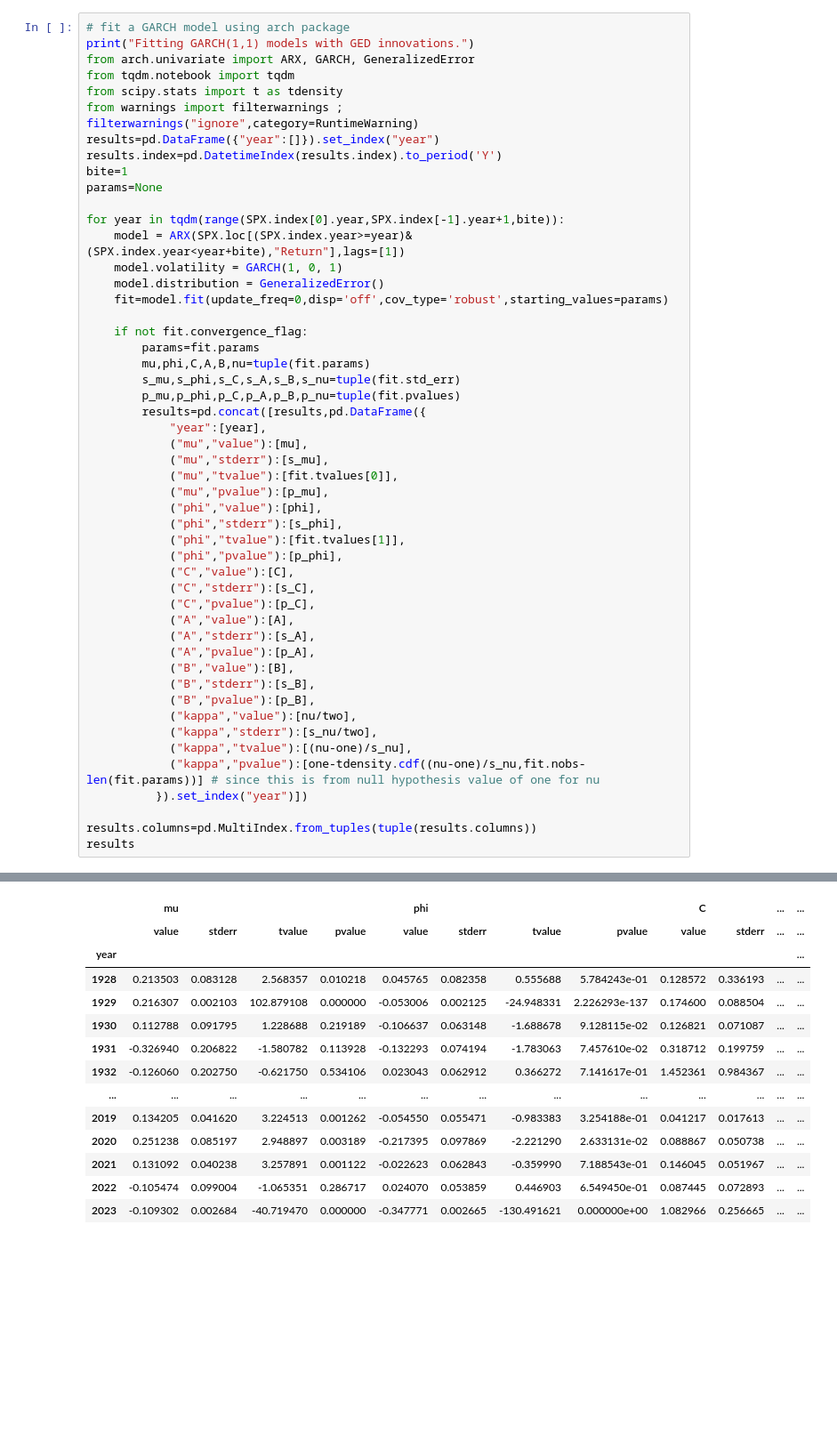
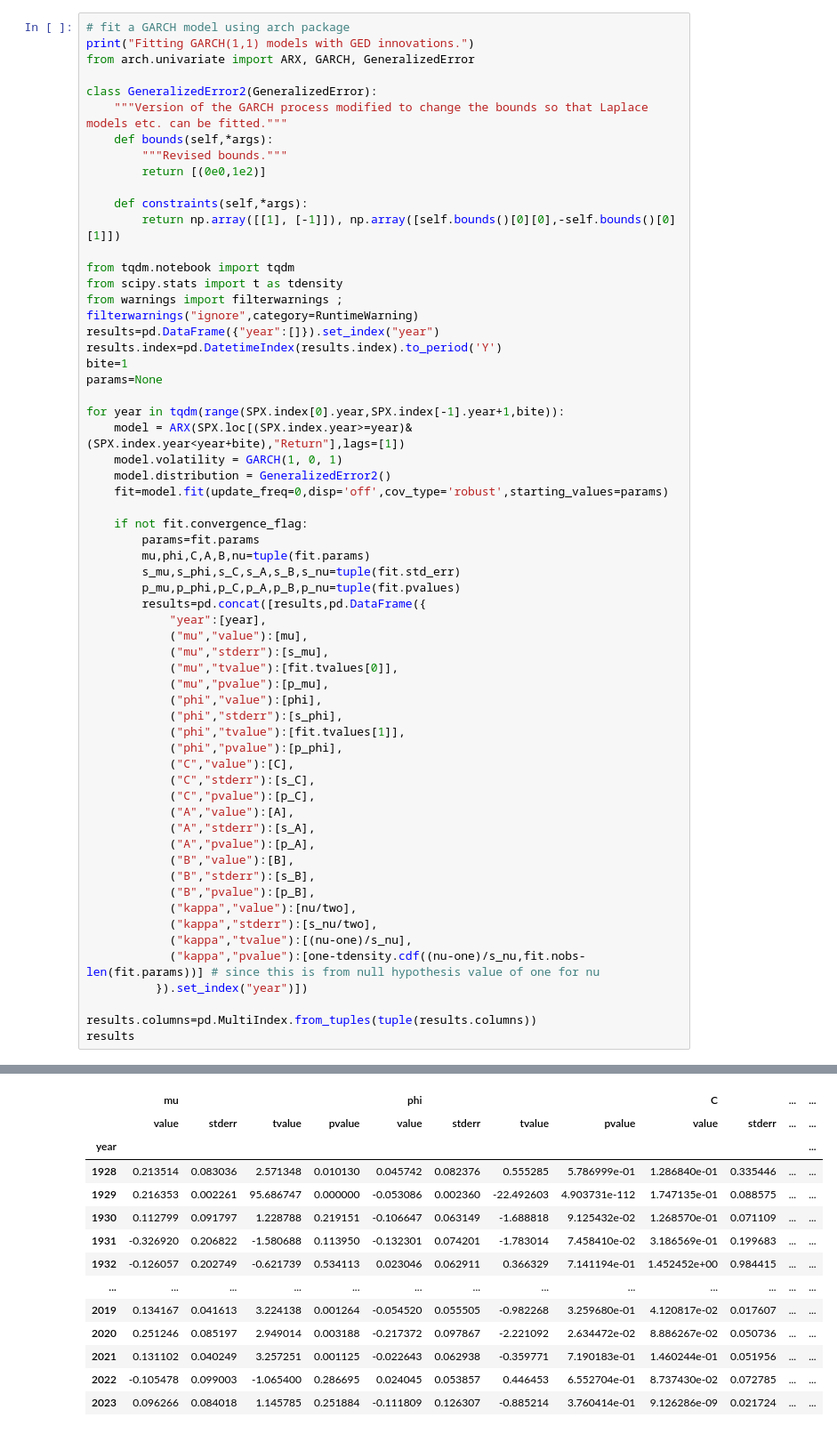
Before and after one commit to Farmhouse121/Adventures-in-Financial-Data-Science, a Jupyter notebook: Book/Section 2.3 The U.S. Stock Market Through Time/Section 2.3.3 Recessions.ipynb, the cells around one changed output, grey strips where cells are left out. Shown at 89% size. Drawn from its saved outputs; the diff is of its cells as text; blank space fills up the shorter version.

```diff
--- a/Book/Section 2.3 The U.S. Stock Market Through Time/Section 2.3.3 Recessions.ipynb
+++ b/Book/Section 2.3 The U.S. Stock Market Through Time/Section 2.3.3 Recessions.ipynb
@@ -44,6 +43,16 @@ Getting the data...
 # fit a GARCH model using arch package
 print("Fitting GARCH(1,1) models with GED innovations.")
 from arch.univariate import ARX, GARCH, GeneralizedError
+
+class GeneralizedError2(GeneralizedError):
+    """Version of the GARCH process modified to change the bounds so that Laplace models etc. can be fitted."""
+    def bounds(self,*args):
+        """Revised bounds."""
+        return [(0e0,1e2)]
+
+    def constraints(self,*args):
+        return np.array([[1], [-1]]), np.array([self.bounds()[0][0],-self.bounds()[0][1]])
+
 from tqdm.notebook import tqdm
 from scipy.stats import t as tdensity
 from warnings import filterwarnings ; filterwarnings("ignore",category=RuntimeWarning)
@@ -55,7 +64,7 @@ params=None
 for year in tqdm(range(SPX.index[0].year,SPX.index[-1].year+1,bite)):
     model = ARX(SPX.loc[(SPX.index.year>=year)&(SPX.index.year<year+bite),"Return"],lags=[1])
     model.volatility = GARCH(1, 0, 1)
-    model.distribution = GeneralizedError()
+    model.distribution = GeneralizedError2()
     fit=model.fit(update_freq=0,disp='off',cov_type='robust',starting_values=params)
 
     if not fit.convergence_flag:
@@ -101,17 +107,17 @@ provided starting values will be ignored.
 |  | mu |  |  |  | phi |  |  |  | C |  | ... | ... |
 |  | value | stderr | tvalue | pvalue | value | stderr | tvalue | pvalue | value | stderr | ... | ... |
 | year |  |  |  |  |  |  |  |  |  |  |  | ... |
-| 1928 | 0.213503 | 0.083128 | 2.568357 | 0.010218 | 0.045765 | 0.082358 | 0.555688 | 5.784243e-01 | 0.128572 | 0.336193 | ... | ... |
-| 1929 | 0.216307 | 0.002103 | 102.879108 | 0.000000 | -0.053006 | 0.002125 | -24.948331 | 2.226293e-137 | 0.174600 | 0.088504 | ... | ... |
-| 1930 | 0.112788 | 0.091795 | 1.228688 | 0.219189 | -0.106637 | 0.063148 | -1.688678 | 9.128115e-02 | 0.126821 | 0.071087 | ... | ... |
-| 1931 | -0.326940 | 0.206822 | -1.580782 | 0.113928 | -0.132293 | 0.074194 | -1.783063 | 7.457610e-02 | 0.318712 | 0.199759 | ... | ... |
-| 1932 | -0.126060 | 0.202750 | -0.621750 | 0.534106 | 0.023043 | 0.062912 | 0.366272 | 7.141617e-01 | 1.452361 | 0.984367 | ... | ... |
+| 1928 | 0.213514 | 0.083036 | 2.571348 | 0.010130 | 0.045742 | 0.082376 | 0.555285 | 5.786999e-01 | 1.286840e-01 | 0.335446 | ... | ... |
+| 1929 | 0.216353 | 0.002261 | 95.686747 | 0.000000 | -0.053086 | 0.002360 | -22.492603 | 4.903731e-112 | 1.747135e-01 | 0.088575 | ... | ... |
+| 1930 | 0.112799 | 0.091797 | 1.228788 | 0.219151 | -0.106647 | 0.063149 | -1.688818 | 9.125432e-02 | 1.268570e-01 | 0.071109 | ... | ... |
+| 1931 | -0.326920 | 0.206822 | -1.580688 | 0.113950 | -0.132301 | 0.074201 | -1.783014 | 7.458410e-02 | 3.186569e-01 | 0.199683 | ... | ... |
+| 1932 | -0.126057 | 0.202749 | -0.621739 | 0.534113 | 0.023046 | 0.062911 | 0.366329 | 7.141194e-01 | 1.452452e+00 | 0.984415 | ... | ... |
 | ... | ... | ... | ... | ... | ... | ... | ... | ... | ... | ... | ... | ... |
-| 2019 | 0.134205 | 0.041620 | 3.224513 | 0.001262 | -0.054550 | 0.055471 | -0.983383 | 3.254188e-01 | 0.041217 | 0.017613 | ... | ... |
-| 2020 | 0.251238 | 0.085197 | 2.948897 | 0.003189 | -0.217395 | 0.097869 | -2.221290 | 2.633131e-02 | 0.088867 | 0.050738 | ... | ... |
-| 2021 | 0.131092 | 0.040238 | 3.257891 | 0.001122 | -0.022623 | 0.062843 | -0.359990 | 7.188543e-01 | 0.146045 | 0.051967 | ... | ... |
-| 2022 | -0.105474 | 0.099004 | -1.065351 | 0.286717 | 0.024070 | 0.053859 | 0.446903 | 6.549450e-01 | 0.087445 | 0.072893 | ... | ... |
-| 2023 | -0.109302 | 0.002684 | -40.719470 | 0.000000 | -0.347771 | 0.002665 | -130.491621 | 0.000000e+00 | 1.082966 | 0.256665 | ... | ... |
+| 2019 | 0.134167 | 0.041613 | 3.224138 | 0.001264 | -0.054520 | 0.055505 | -0.982268 | 3.259680e-01 | 4.120817e-02 | 0.017607 | ... | ... |
+| 2020 | 0.251246 | 0.085197 | 2.949014 | 0.003188 | -0.217372 | 0.097867 | -2.221092 | 2.634472e-02 | 8.886267e-02 | 0.050736 | ... | ... |
+| 2021 | 0.131102 | 0.040249 | 3.257251 | 0.001125 | -0.022643 | 0.062938 | -0.359771 | 7.190183e-01 | 1.460244e-01 | 0.051956 | ... | ... |
+| 2022 | -0.105478 | 0.099003 | -1.065400 | 0.286695 | 0.024045 | 0.053857 | 0.446453 | 6.552704e-01 | 8.737430e-02 | 0.072785 | ... | ... |
+| 2023 | 0.096266 | 0.084018 | 1.145785 | 0.251884 | -0.111809 | 0.126307 | -0.885214 | 3.760414e-01 | 9.126286e-09 | 0.021724 | ... | ... |
 96 rows × 21 columns
 # %%
 # Figure 2.13
```
Also changed, not shown: parts of 10 cells of this notebook.
